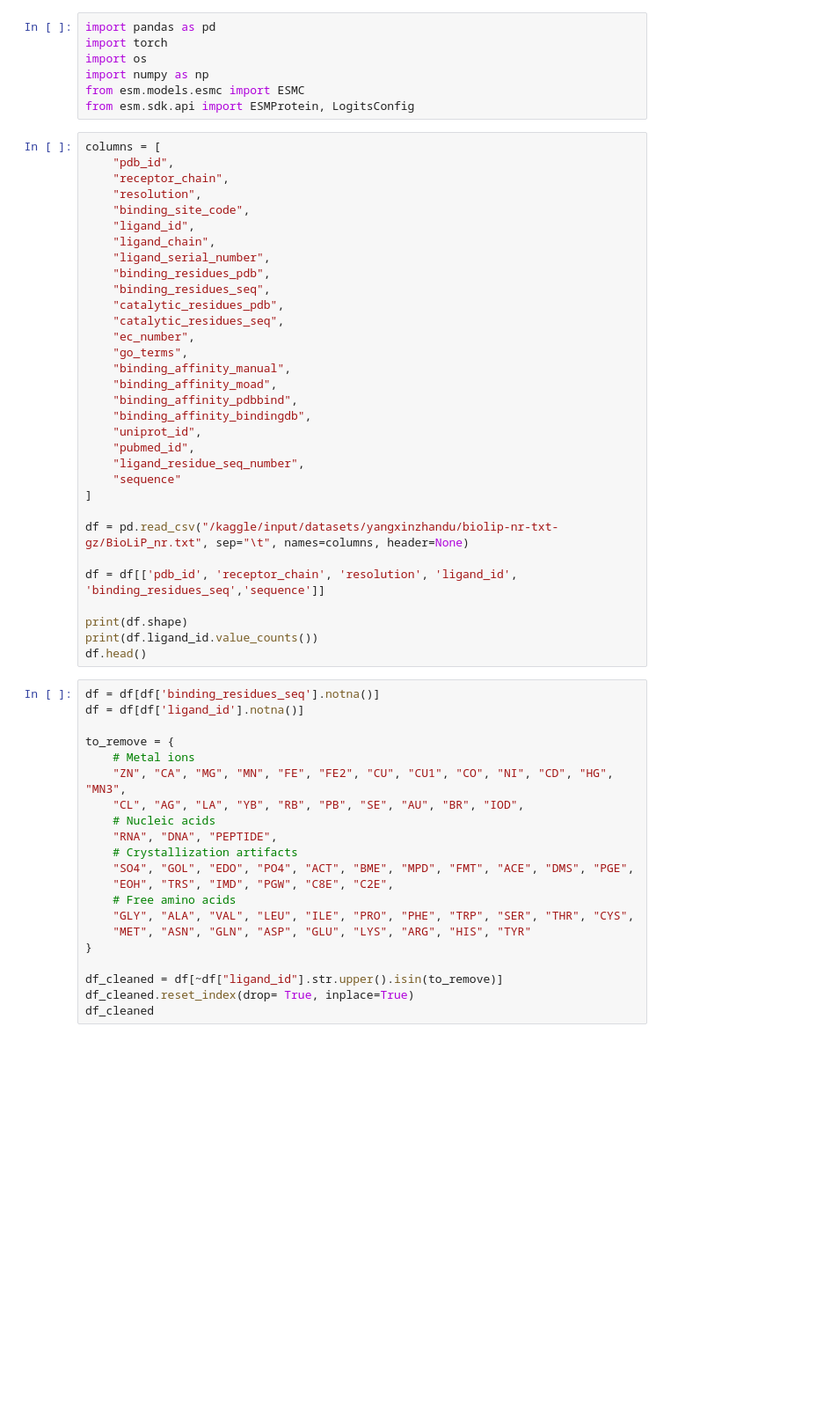
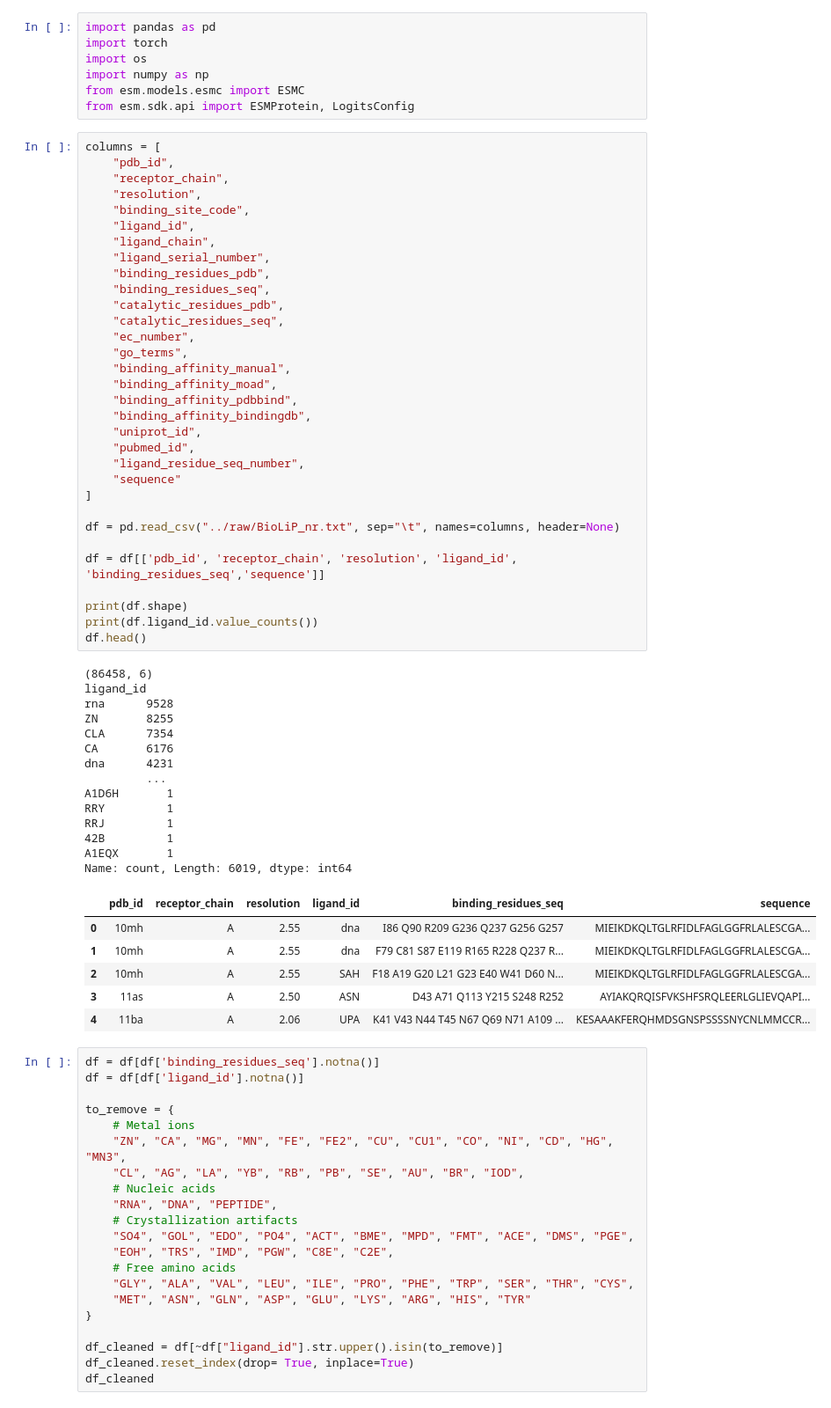
Before and after one commit to yang-bt03/Protein_Binding_Site_Prediction, a Jupyter notebook: data/processed/dataset-processing.ipynb, the cells around one changed output. Shown at 88% size. Cells and saved outputs as stored; diff of their text form; blank space fills up the shorter version.

```diff
--- a/data/processed/dataset-processing.ipynb
+++ b/data/processed/dataset-processing.ipynb
@@ -11,34 +11,55 @@ from esm.sdk.api import ESMProtein, LogitsConfig
 columns = [
     "pdb_id",
     "receptor_chain",
     "resolution",
     "binding_site_code",
     "ligand_id",
     "ligand_chain",
     "ligand_serial_number",
     "binding_residues_pdb",
     "binding_residues_seq",
     "catalytic_residues_pdb",
     "catalytic_residues_seq",
     "ec_number",
     "go_terms",
     "binding_affinity_manual",
     "binding_affinity_moad",
     "binding_affinity_pdbbind",
     "binding_affinity_bindingdb",
     "uniprot_id",
     "pubmed_id",
     "ligand_residue_seq_number",
     "sequence"
 ]
 
-df = pd.read_csv("/kaggle/input/datasets/yangxinzhandu/biolip-nr-txt-gz/BioLiP_nr.txt", sep="\t", names=columns, header=None)
+df = pd.read_csv("../raw/BioLiP_nr.txt", sep="\t", names=columns, header=None)
 
 df = df[['pdb_id', 'receptor_chain', 'resolution', 'ligand_id', 'binding_residues_seq','sequence']]
 
 print(df.shape)
 print(df.ligand_id.value_counts())
 df.head()
+# %% [output]
+(86458, 6)
+ligand_id
+rna      9528
+ZN       8255
+CLA      7354
+CA       6176
+dna      4231
+         ...
+A1D6H       1
+RRY         1
+RRJ         1
+42B         1
+A1EQX       1
+Name: count, Length: 6019, dtype: int64
+|  | pdb_id | receptor_chain | resolution | ligand_id | binding_residues_seq | sequence |
+| 0 | 10mh | A | 2.55 | dna | I86 Q90 R209 G236 Q237 G256 G257 | MIEIKDKQLTGLRFIDLFAGLGGFRLALESCGA... |
+| 1 | 10mh | A | 2.55 | dna | F79 C81 S87 E119 R165 R228 Q237 R... | MIEIKDKQLTGLRFIDLFAGLGGFRLALESCGA... |
+| 2 | 10mh | A | 2.55 | SAH | F18 A19 G20 L21 G23 E40 W41 D60 N... | MIEIKDKQLTGLRFIDLFAGLGGFRLALESCGA... |
+| 3 | 11as | A | 2.50 | ASN | D43 A71 Q113 Y215 S248 R252 | AYIAKQRQISFVKSHFSRQLEERLGLIEVQAPI... |
+| 4 | 11ba | A | 2.06 | UPA | K41 V43 N44 T45 N67 Q69 N71 A109 ... | KESAAAKFERQHMDSGNSPSSSSNYCNLMMCCR... |
 # %%
 df = df[df['binding_residues_seq'].notna()]
 df = df[df['ligand_id'].notna()]
```
Also changed, not shown: 1 other file.
